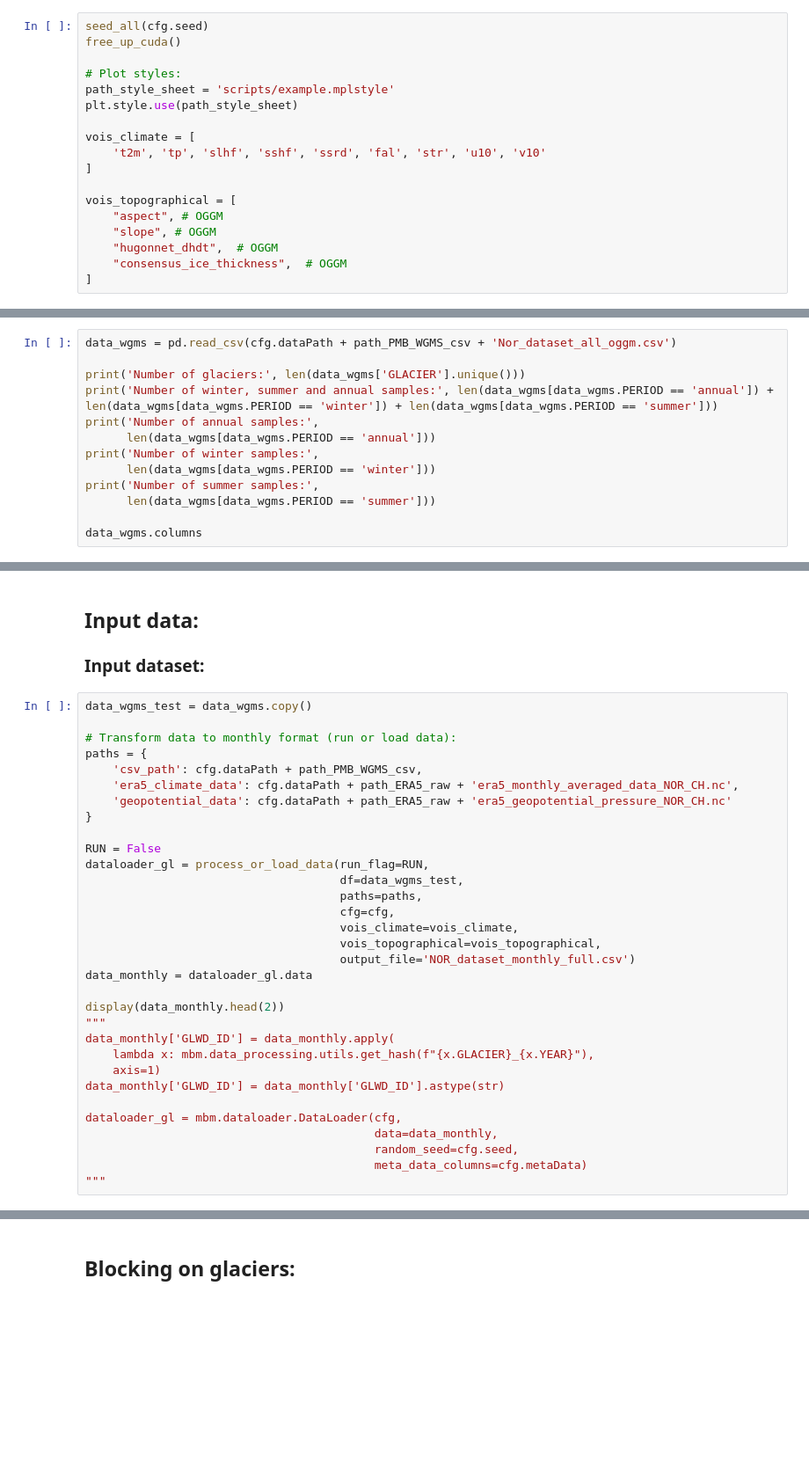
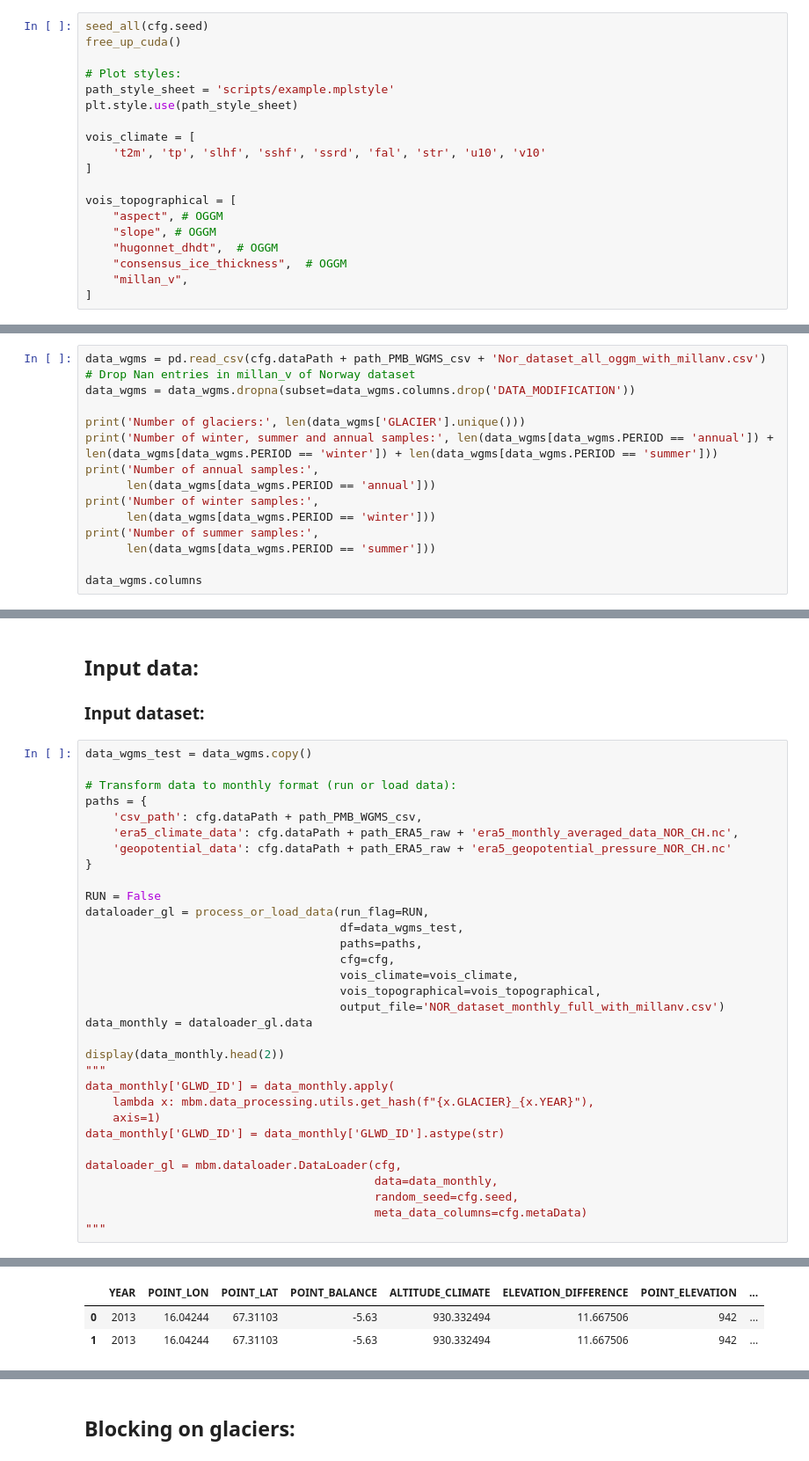
Before and after one commit to marvande/MassBalanceMachine, a Jupyter notebook: regions/Norway_mb/3.2.2 Train-ML-model-NN.ipynb, the cells around one changed output, grey strips where cells are left out. Shown at 88% size. Saved outputs shown, nothing was run; the diff lists cells and outputs as text; blank space fills up the shorter version.

```diff
--- a/regions/Norway_mb/3.2.2 Train-ML-model-NN.ipynb
+++ b/regions/Norway_mb/3.2.2 Train-ML-model-NN.ipynb
@@ -56,6 +56,7 @@ vois_topographical = [
     "slope", # OGGM
     "hugonnet_dhdt",  # OGGM
     "consensus_ice_thickness",  # OGGM
+    "millan_v",
 ]
 # %%
 seed_all(cfg.seed)
@@ -73,7 +76,9 @@ else:
 # %% [markdown]
 ## A. Read GL data:
 # %%
-data_wgms = pd.read_csv(cfg.dataPath + path_PMB_WGMS_csv + 'Nor_dataset_all_oggm.csv')
+data_wgms = pd.read_csv(cfg.dataPath + path_PMB_WGMS_csv + 'Nor_dataset_all_oggm_with_millanv.csv')
+# Drop Nan entries in millan_v of Norway dataset
+data_wgms = data_wgms.dropna(subset=data_wgms.columns.drop('DATA_MODIFICATION'))
 
 print('Number of glaciers:', len(data_wgms['GLACIER'].unique()))
 print('Number of winter, summer and annual samples:', len(data_wgms[data_wgms.PERIOD == 'annual']) + len(data_wgms[data_wgms.PERIOD == 'winter']) + len(data_wgms[data_wgms.PERIOD == 'summer']))
@@ -105,7 +121,7 @@ dataloader_gl = process_or_load_data(run_flag=RUN,
                                      cfg=cfg,
                                      vois_climate=vois_climate,
                                      vois_topographical=vois_topographical,
-                                     output_file='NOR_dataset_monthly_full.csv')
+                                     output_file='NOR_dataset_monthly_full_with_millanv.csv')
 data_monthly = dataloader_gl.data
 
 display(data_monthly.head(2))
@@ -120,3 +136,4 @@ dataloader_gl = mbm.dataloader.DataLoader(cfg,
                                           random_seed=cfg.seed,
                                           meta_data_columns=cfg.metaData)
 """
+# %% [output]
@@ -122,0 +144,3 @@ dataloader_gl = mbm.dataloader.DataLoader(cfg,
+|  | YEAR | POINT_LON | POINT_LAT | POINT_BALANCE | ALTITUDE_CLIMATE | ELEVATION_DIFFERENCE | POINT_ELEVATION | ... |
+| 0 | 2013 | 16.04244 | 67.31103 | -5.63 | 930.332494 | 11.667506 | 942 | ... |
+| 1 | 2013 | 16.04244 | 67.31103 | -5.63 | 930.332494 | 11.667506 | 942 | ... |
```
Also changed, not shown: parts of 18 cells of this notebook, 15 other files.
